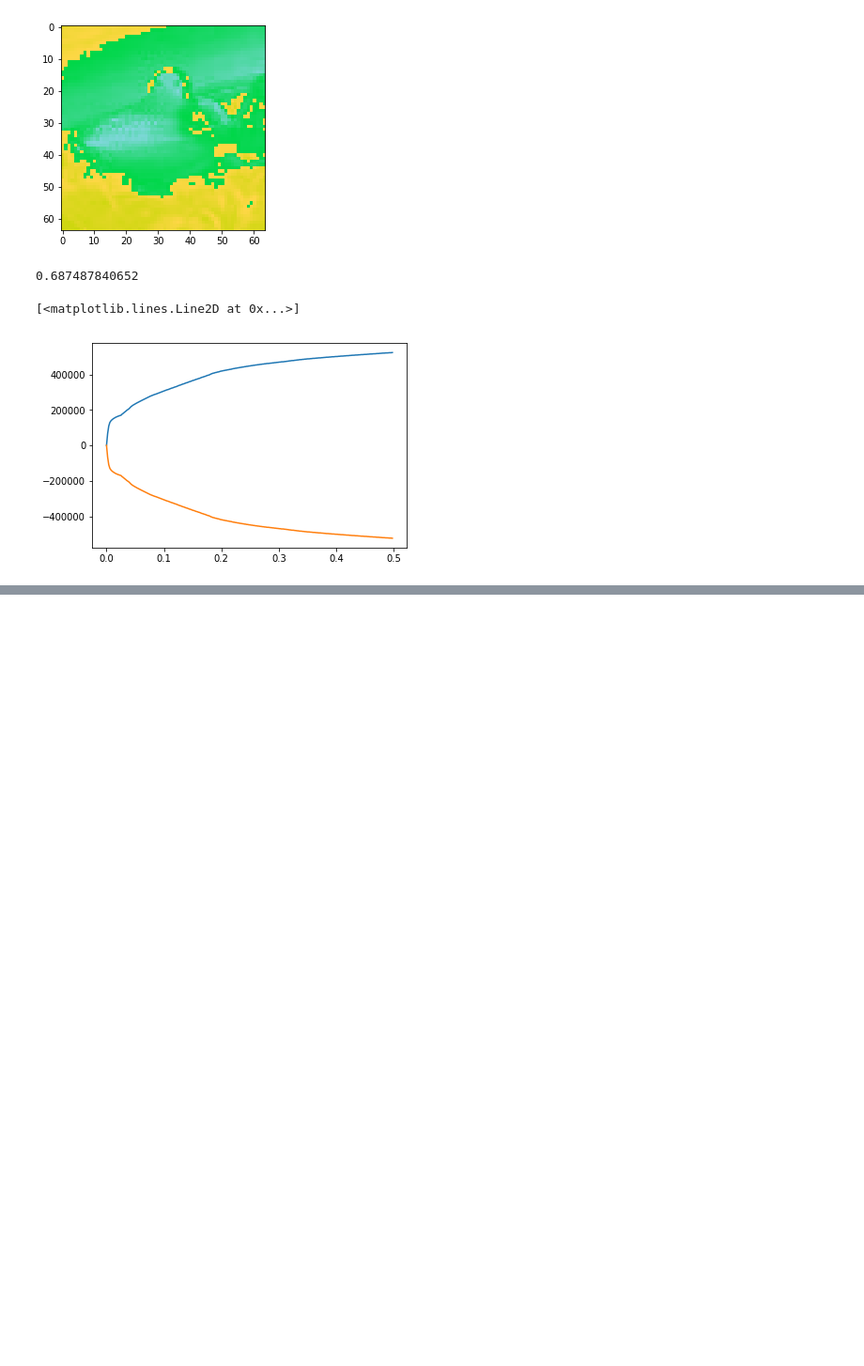
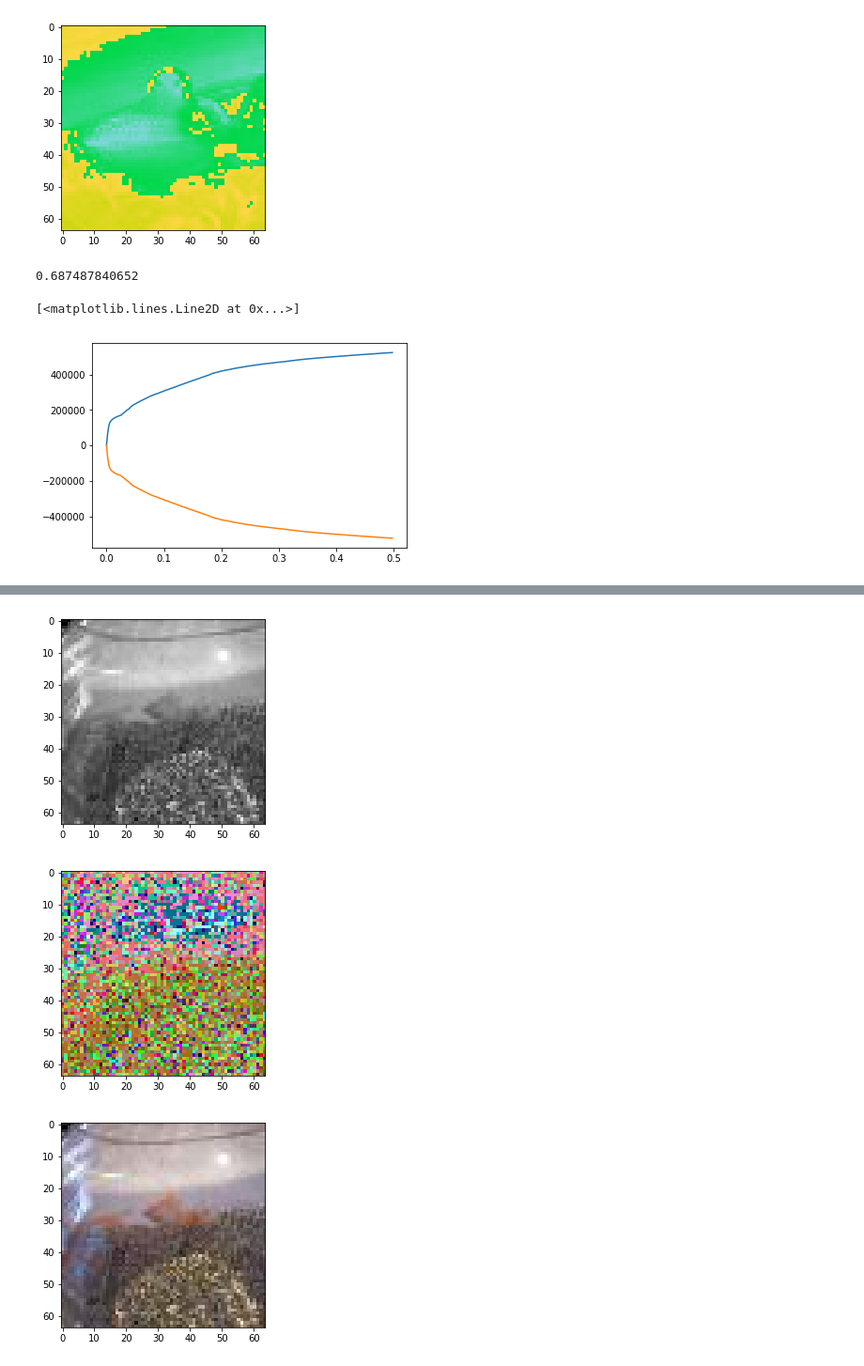
Before and after one commit to sanyammehra/AutoColor, a Jupyter notebook: src/UsingTrainedModel.ipynb, the cells around one changed output, grey strips where cells are left out. Shown at 94% size. Cells and saved outputs as stored; diff of their text form; code cells hidden in the pictures; blank space fills up the shorter version.

```diff
--- a/src/UsingTrainedModel.ipynb
+++ b/src/UsingTrainedModel.ipynb
@@ -49,0 +19,7 @@ uint8
+# %%
+Y_train = load_data()
+Y_train = np.asarray(Y_train)
+print (Y_train.shape)
+
+
+print (Y_train.dtype)
@@ -149,6 +129,9 @@ plt.plot(np.arange(0., 0.5, 0.5/256), 1-auc)
 [<matplotlib.lines.Line2D at 0x...>]
 [figure]
 # %%
+from Loss_metrics import Prob_dist
+from skimage import img_as_float
+
 tf.reset_default_graph()
 
 X = tf.placeholder(tf.uint8 ,[None , 64,64,3])
@@ -159,19 +142,24 @@ is_training = tf.placeholder(tf.bool)
 #print (Y_train.shape)
 
 with tf.variable_scope("model") as scope:
-    UV_out = complex_pokemon_model3(X)
-    loss = tf.reduce_mean(tf.square(rgb_out-rgb_in))
+    UV_out,Y_in = complex_pokemon_model3(X)
+    reshaped_Y = tf.reshape(Y,shape = [-1,400])
+    reshaped_UV_out = tf.reshape(UV_out,shape = [-1,400])
+    loss_temp = tf.nn.softmax_cross_entropy_with_logits(logits = reshaped_UV_out,labels = reshaped_Y )
+    loss_reshaped = tf.reshape(loss_temp,[-1,64,64])
+    loss = tf.reduce_sum(loss_reshaped,axis =[1,2])
+    loss = tf.reduce_mean(loss)
 
 
-# Passing global_step to minimize() will increment it at each step.
-    train_step = (tf.train.AdamOptimizer(learning_rate).minimize(loss, global_step=global_step))
-    #optimiser = tf.train.AdamOptimizer(1e-3)
-    #train_step = optimiser.minimize(loss)
+
+
+    train_step = (tf.train.AdamOptimizer(1e-3).minimize(loss))
+
 
 
 sess = tf.Session()
-saver = tf.train.Saver()
-saver.restore(sess,'../models/image_net_pok_model_trained/new_model')
+#saver = tf.train.Saver()
+#saver.restore(sess,'../models/image_net_pok_model_trained/new_model')
 import matplotlib.pyplot as plt
 import numpy.random as rnd
 
@@ -179,12 +167,42 @@ def rgb2gray(rgb):
     return np.dot(rgb[...,:3], [0.299, 0.587, 0.114])
 
 
-rand_indices = np.random.choice(100,48)
-samp = Y_train[rand_indices]
+yuv_converter = np.array([[0.299,0.587,0.114],[-0.14713,-0.2888,0.436],
+                                  [0.615,-0.514999,-0.10001]])
+inv_mat  = np.array([[1,0,1.13983],[1,-0.39465,-0.58060],[1,2.03211,0]])
 
-feed_dict = {Y:samp,is_training:True}
-losses,rgb_o,rgb_i = sess.run([loss,rgb_out,rgb_in],feed_dict)
-print (losses)
-show_images(rgb2gray(rgb_i[0]),gray = True)
-show_images(rgb_o[0])
-show_images(rgb_i[0])
+sess = tf.Session()
+sess.run(tf.global_variables_initializer())
+for i in range(10):
+    rand_indices = np.random.choice(100,24,replace = False)
+    samp = Y_train[rand_indices]
+
+    samp_float = img_as_float(samp)
+    samp_YUV = samp_float.dot(yuv_converter)
+    prob_dist_batch = Prob_dist(samp_YUV)
+
+    feed_dict = {X:samp, Y:prob_dist_batch}
+
+    losses,UV_o,y_in = sess.run([loss,UV_out,Y_in],feed_dict)
+
+    UV_arg_max = np.argmax(UV_o,axis = 3)
+    UV_arg_row_number = UV_arg_max/20
+    UV_arg_column_number = UV_arg_max%20
+    UV_bin = np.concatenate((UV_arg_row_number[...,np.newaxis],UV_arg_column_number[...,np.newaxis]),axis = 3)
+    UV_val_a = -0.5 + UV_arg_row_number*0.05
+    UV_val_b = -0.5 + UV_arg_column_number*0.05
+    print (y_in.shape)
+    print(UV_val_a.shape)
+    print (UV_val_b.shape)
+    YUV_output = np.concatenate((y_in[...],UV_val_a[...,np.newaxis],UV_val_b[...,np.newaxis]),axis = 3)
+    RGB_output = YUV_output.dot(inv_mat)
+    ### SUper chutiyaapa 0.025
+
+
+
+
+    print (losses)
+    show_images(rgb2gray(samp[0]),gray = True)
+    show_images(RGB_output[0])
+    show_images(samp[0])
+# %% [output]
@@ -190,0 +213,3 @@ show_images(rgb_i[0])
+[figure, added]
+[figure, added]
+[figure, added]
```
Also changed, not shown: parts of 3 cells of this notebook, 1 other file.
